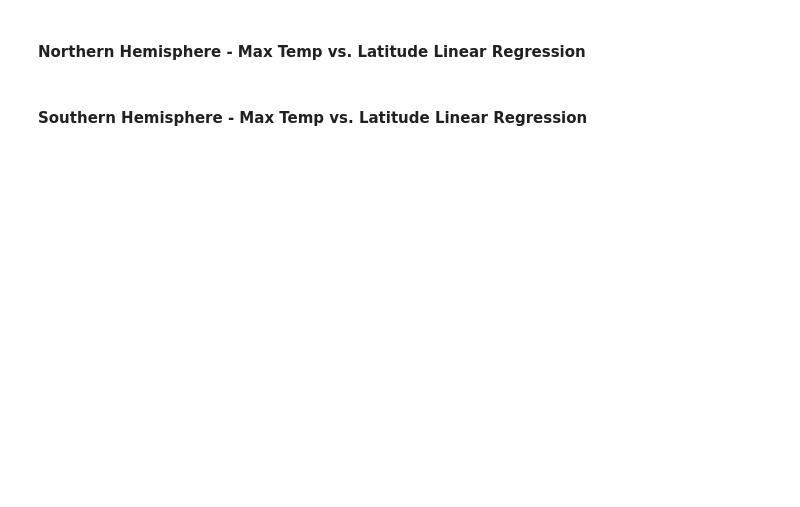
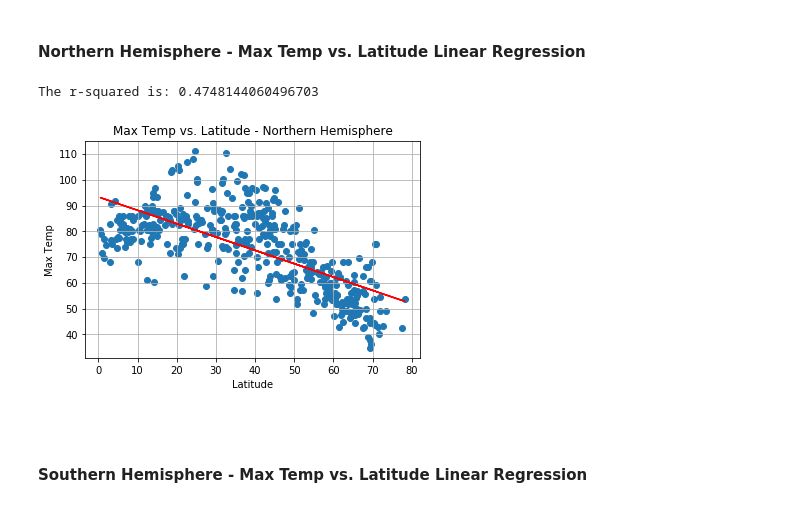
Before and after one commit to brookecrofts/WeatherPy_Analysis, a Jupyter notebook: WeatherPy/WeatherPy.ipynb, the cells around one changed output. Saved outputs shown, nothing was run; the diff lists cells and outputs as text; code cells hidden in the pictures; blank space fills up the shorter version.

Commit message:
Weatherpy prelim before final tweaks

```diff
--- a/WeatherPy/WeatherPy.ipynb
+++ b/WeatherPy/WeatherPy.ipynb
@@ -247,0 +254,3 @@ weather_df['']
+# %%
+northern_weather = weather_df[weather_df["Lat"] > 0]
+northern_weather
@@ -248,21 +288,22 @@ weather_df['']
 # %% [markdown]
 ####  Northern Hemisphere - Max Temp vs. Latitude Linear Regression
 # %%
-x_values = d_cap["Weight (g)"]
-y_values = d_cap["Tumor Volume (mm3)"]
-correlation = st.pearsonr(x_values, y_values)
+x_values = northern_weather["Lat"]
+y_values = northern_weather["Max Temp"]
 (slope, intercept, rvalue, pvalue, stderr) = linregress(x_values, y_values)
 regress_values = x_values * slope + intercept
 line_eq = "y = " + str(round(slope,2)) + "x + " + str(round(intercept,2))
 plt.scatter(x_values,y_values)
 plt.plot(x_values,regress_values,"r-")
 plt.annotate(line_eq,(10,10),fontsize=25,color="red")
-print(f"The correlation between both factors is {round(correlation[0],2)}")
-plt.title("Mouse Weight versus Tumor Size")
-plt.xlabel("Weight (g)")
-plt.ylabel("Tumor Volume (mm3)")
+plt.title("Max Temp vs. Latitude - Northern Hemisphere")
+plt.xlabel("Latitude")
+plt.ylabel("Max Temp")
 print(f"The r-squared is: {rvalue**2}")
 plt.grid(True)
 plt.show()
+# %% [output]
+The r-squared is: 0.4748144060496703
+[figure, added]
 # %% [markdown]
 ####  Southern Hemisphere - Max Temp vs. Latitude Linear Regression
```
Also changed, not shown: parts of 19 cells of this notebook, 1 other file.
